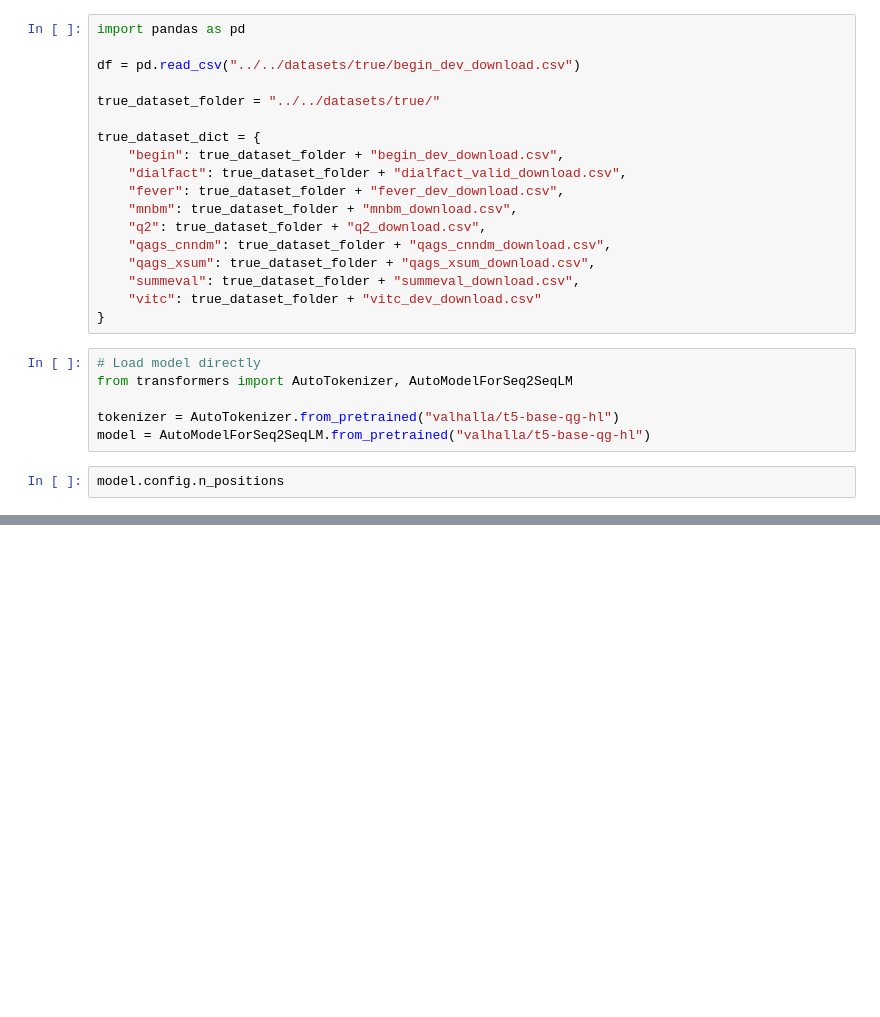
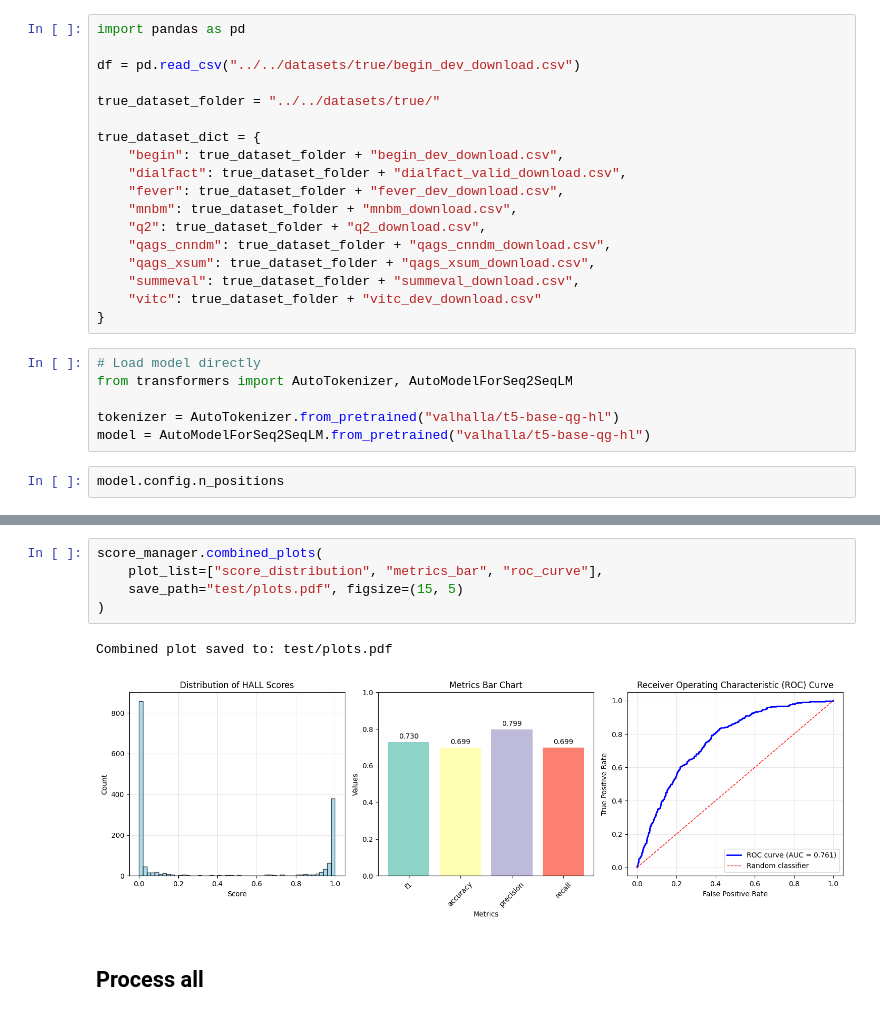
Before and after one commit to bVendeville/MIRAGE, a Jupyter notebook: benchmarking.ipynb, the cells around one changed output, grey strips where cells are left out. Drawn from its saved outputs; the diff is of its cells as text; blank space fills up the shorter version.

```diff
--- a/benchmarking.ipynb
+++ b/benchmarking.ipynb
@@ -290,0 +569,10 @@ model.config.n_positions
+# %%
+score_manager.combined_plots(
+    plot_list=["score_distribution", "metrics_bar", "roc_curve"],
+    save_path="test/plots.pdf", figsize=(15, 5)
+)
+# %% [output]
+Combined plot saved to: test/plots.pdf
+[figure, added]
+# %% [markdown]
+## Process all
```
Also changed, not shown: parts of 23 cells of this notebook, 2 other files.
